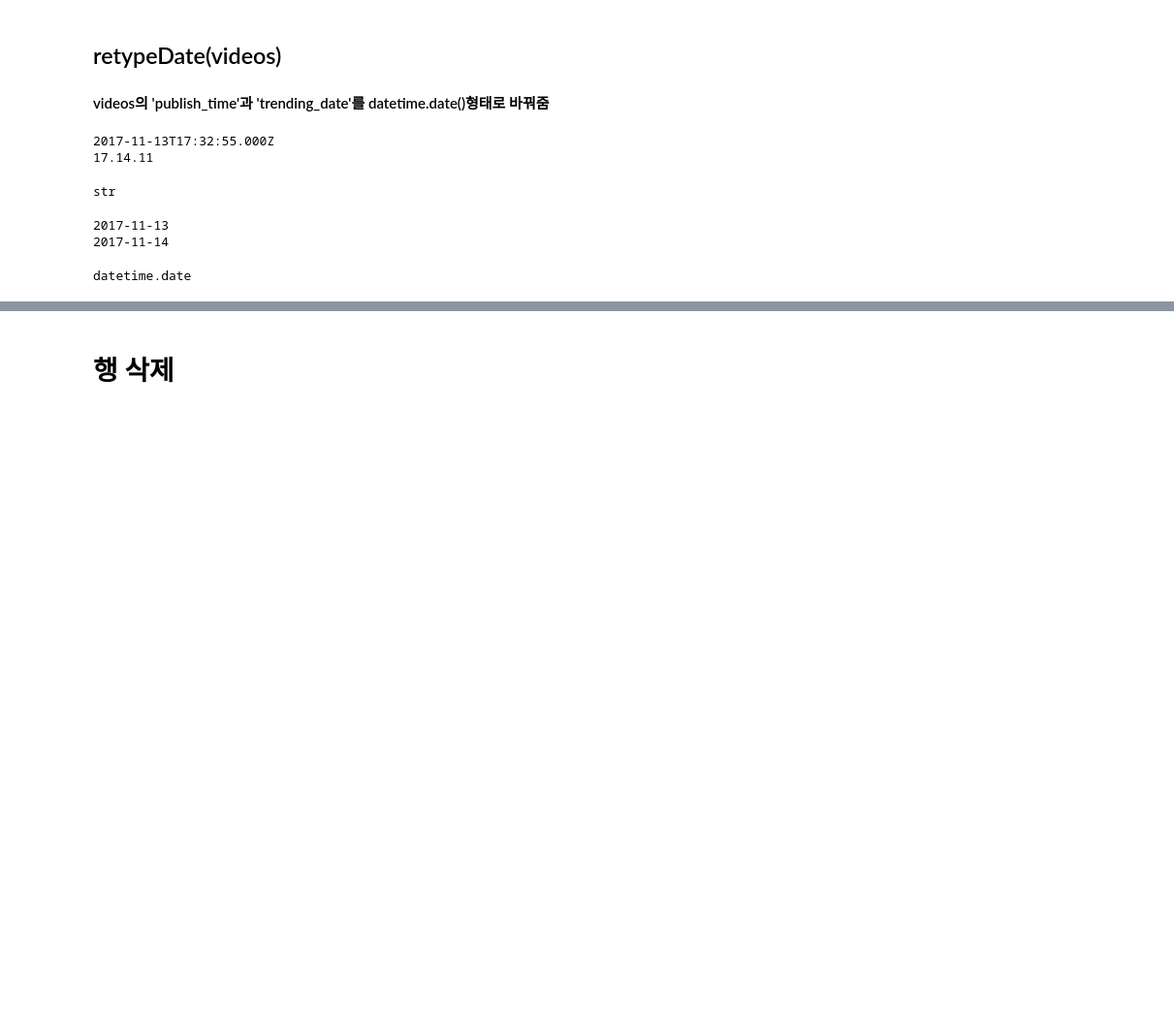
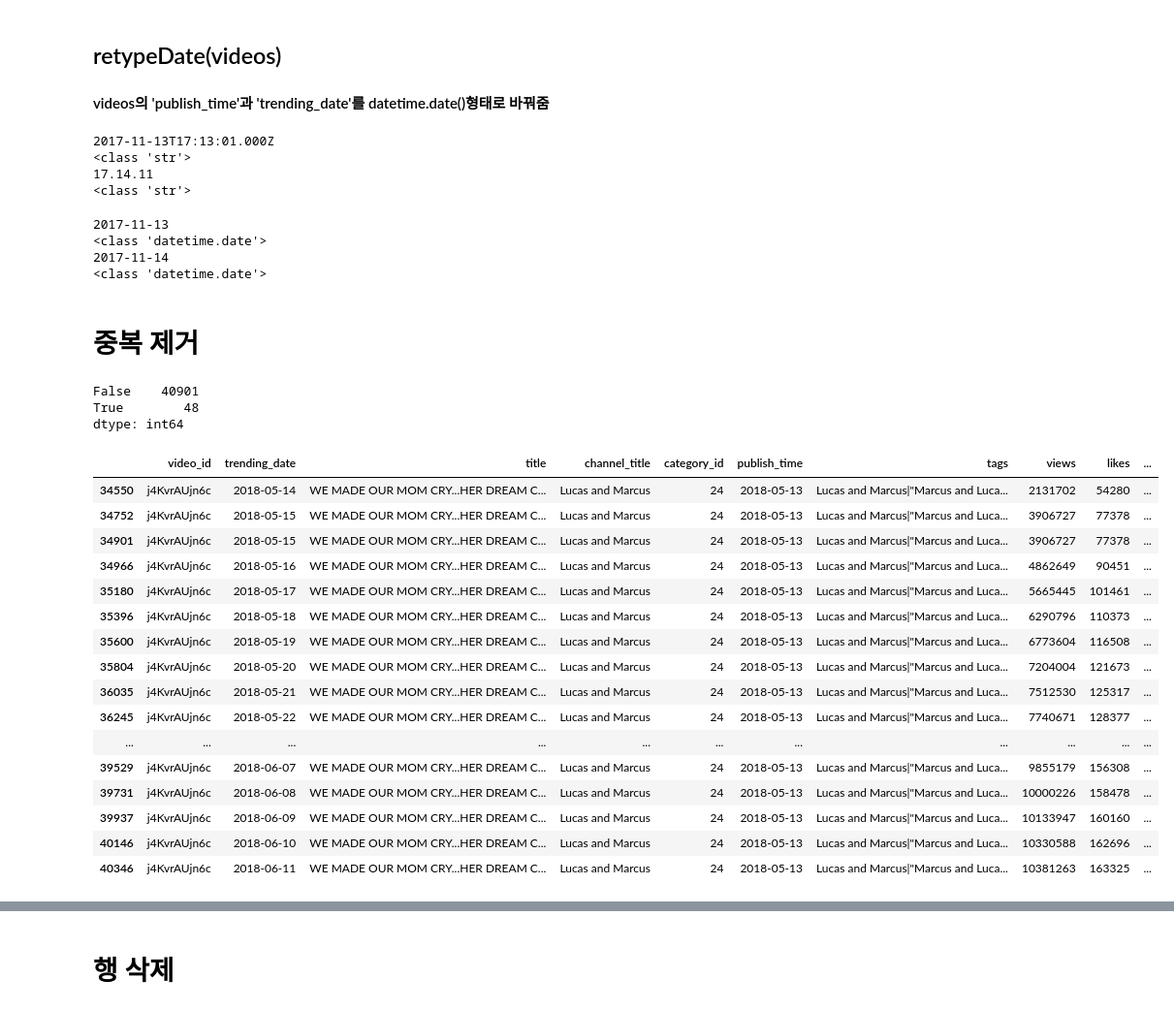
Before and after one commit to SonHyeSeon/DBP_Trinity, a Jupyter notebook: module/refinement.ipynb, the cells around one changed output, grey strips where cells are left out. Shown: that part at 97% size. Cells and saved outputs as stored; diff of their text form; code cells hidden in the pictures; blank space fills up the shorter version.

```diff
--- a/module/refinement.ipynb
+++ b/module/refinement.ipynb
@@ -14,11 +16,12 @@ print('초기 data 수', len(videos))
 #### videos의 'publish_time'과 'trending_date'를 datetime.date()형태로 바꿔줌
 # %%
 print(videos['publish_time'][0])
-type(videos['publish_time'][0])
+print(type(videos['publish_time'][0]))
 print(videos['trending_date'][0])
-type(videos['trending_date'][0])
+print(type(videos['trending_date'][0]))
 # %% [output]
-2017-11-13T17:32:55.000Z
+2017-11-13T17:13:01.000Z
+<class 'str'>
 17.14.11
+<class 'str'>
-str
 # %%
@@ -26,9 +29,38 @@ rf.retypeDate(videos)
 # %%
 print(videos['publish_time'][0])
-type(videos['publish_time'][0])
+print(type(videos['publish_time'][0]))
 print(videos['trending_date'][0])
-type(videos['trending_date'][0])
+print(type(videos['trending_date'][0]))
 # %% [output]
 2017-11-13
+<class 'datetime.date'>
 2017-11-14
+<class 'datetime.date'>
-datetime.date
+# %% [markdown]
+# 중복 제거
+# %%
+(videos.duplicated()).value_counts()
+# %% [output]
+False    40901
+True        48
+dtype: int64
+# %%
+videos[videos['video_id']=='j4KvrAUjn6c'].sort_values(by='trending_date')
+# %% [output]
+|  | video_id | trending_date | title | channel_title | category_id | publish_time | tags | views | likes | ... |
+| 34550 | j4KvrAUjn6c | 2018-05-14 | WE MADE OUR MOM CRY...HER DREAM C... | Lucas and Marcus | 24 | 2018-05-13 | Lucas and Marcus|"Marcus and Luca... | 2131702 | 54280 | ... |
+| 34752 | j4KvrAUjn6c | 2018-05-15 | WE MADE OUR MOM CRY...HER DREAM C... | Lucas and Marcus | 24 | 2018-05-13 | Lucas and Marcus|"Marcus and Luca... | 3906727 | 77378 | ... |
+| 34901 | j4KvrAUjn6c | 2018-05-15 | WE MADE OUR MOM CRY...HER DREAM C... | Lucas and Marcus | 24 | 2018-05-13 | Lucas and Marcus|"Marcus and Luca... | 3906727 | 77378 | ... |
+| 34966 | j4KvrAUjn6c | 2018-05-16 | WE MADE OUR MOM CRY...HER DREAM C... | Lucas and Marcus | 24 | 2018-05-13 | Lucas and Marcus|"Marcus and Luca... | 4862649 | 90451 | ... |
+| 35180 | j4KvrAUjn6c | 2018-05-17 | WE MADE OUR MOM CRY...HER DREAM C... | Lucas and Marcus | 24 | 2018-05-13 | Lucas and Marcus|"Marcus and Luca... | 5665445 | 101461 | ... |
+| 35396 | j4KvrAUjn6c | 2018-05-18 | WE MADE OUR MOM CRY...HER DREAM C... | Lucas and Marcus | 24 | 2018-05-13 | Lucas and Marcus|"Marcus and Luca... | 6290796 | 110373 | ... |
+| 35600 | j4KvrAUjn6c | 2018-05-19 | WE MADE OUR MOM CRY...HER DREAM C... | Lucas and Marcus | 24 | 2018-05-13 | Lucas and Marcus|"Marcus and Luca... | 6773604 | 116508 | ... |
+| 35804 | j4KvrAUjn6c | 2018-05-20 | WE MADE OUR MOM CRY...HER DREAM C... | Lucas and Marcus | 24 | 2018-05-13 | Lucas and Marcus|"Marcus and Luca... | 7204004 | 121673 | ... |
+| 36035 | j4KvrAUjn6c | 2018-05-21 | WE MADE OUR MOM CRY...HER DREAM C... | Lucas and Marcus | 24 | 2018-05-13 | Lucas and Marcus|"Marcus and Luca... | 7512530 | 125317 | ... |
+| 36245 | j4KvrAUjn6c | 2018-05-22 | WE MADE OUR MOM CRY...HER DREAM C... | Lucas and Marcus | 24 | 2018-05-13 | Lucas and Marcus|"Marcus and Luca... | 7740671 | 128377 | ... |
+| ... | ... | ... | ... | ... | ... | ... | ... | ... | ... | ... |
+| 39529 | j4KvrAUjn6c | 2018-06-07 | WE MADE OUR MOM CRY...HER DREAM C... | Lucas and Marcus | 24 | 2018-05-13 | Lucas and Marcus|"Marcus and Luca... | 9855179 | 156308 | ... |
+| 39731 | j4KvrAUjn6c | 2018-06-08 | WE MADE OUR MOM CRY...HER DREAM C... | Lucas and Marcus | 24 | 2018-05-13 | Lucas and Marcus|"Marcus and Luca... | 10000226 | 158478 | ... |
+| 39937 | j4KvrAUjn6c | 2018-06-09 | WE MADE OUR MOM CRY...HER DREAM C... | Lucas and Marcus | 24 | 2018-05-13 | Lucas and Marcus|"Marcus and Luca... | 10133947 | 160160 | ... |
+| 40146 | j4KvrAUjn6c | 2018-06-10 | WE MADE OUR MOM CRY...HER DREAM C... | Lucas and Marcus | 24 | 2018-05-13 | Lucas and Marcus|"Marcus and Luca... | 10330588 | 162696 | ... |
+| 40346 | j4KvrAUjn6c | 2018-06-11 | WE MADE OUR MOM CRY...HER DREAM C... | Lucas and Marcus | 24 | 2018-05-13 | Lucas and Marcus|"Marcus and Luca... | 10381263 | 163325 | ... |
```
Also changed, not shown: parts of 27 cells of this notebook, 23 other files.
